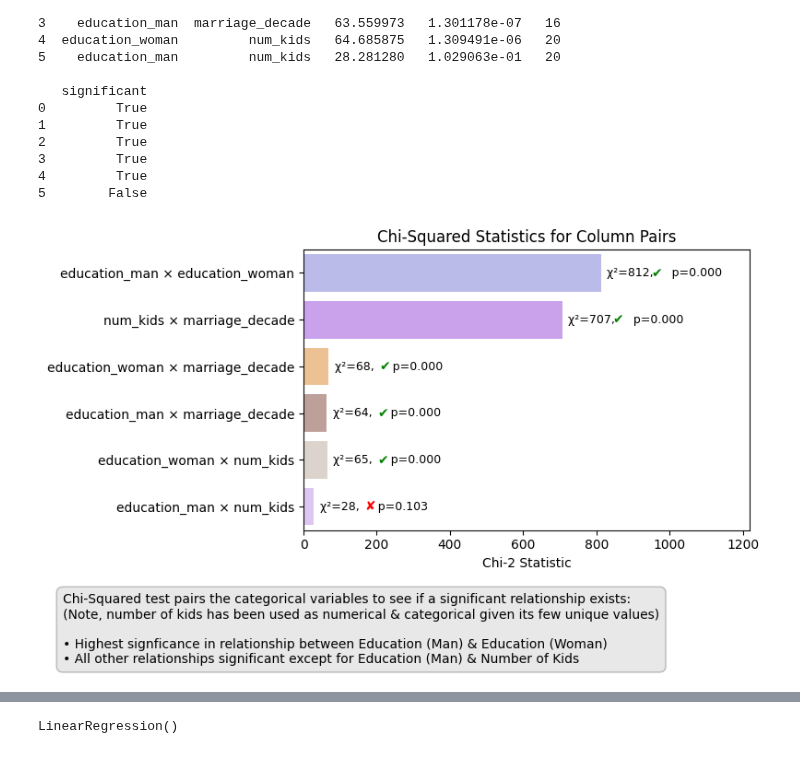
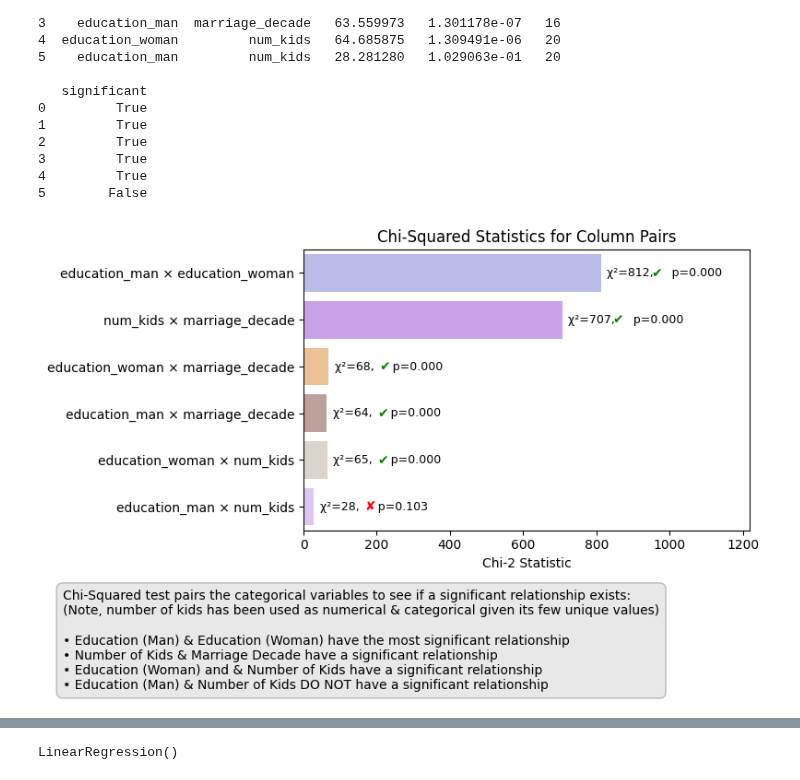
Before and after one commit to lindsayalexandra14/ds_portfolio, a Jupyter notebook: 1_projects/data_visualization/python_eda/divorce/divorce_eda.ipynb, the cells around one changed output, grey strips where cells are left out. Cells and saved outputs as stored; diff of their text form; code cells hidden in the pictures.

```diff
--- a/1_projects/data_visualization/python_eda/divorce/divorce_eda.ipynb
+++ b/1_projects/data_visualization/python_eda/divorce/divorce_eda.ipynb
@@ -104,0 +119,11 @@ memory usage: 172.7+ KB
+# %%
+education_definitions = {
+    "Professional": "higher education (college+)",
+    "Preparatory": "pre-university schooling (prep school, pre-university diploma)",
+    "Secondary": "high school",
+    "Primary": "elementary school",
+    "Other": "education not covered by the above"
+}
+
+for i in education_definitions:
+  print(i, ":", education_definitions[i])
@@ -784,37 +815,39 @@ for i, row in chi_squared_df.iterrows():
         i,
         sig_symbol,
         va='center',
         ha='left',
         fontsize=10,
         color=sig_color,
         fontweight='bold'
     )
     ax.set_xlim(0, chi_squared_df['chi2_stat'].max() * 1.5)
 
 # Caption
 plt.figtext(
-    0.04, -0.21,
+    0.04, -0.28,
     "Chi-Squared test pairs the categorical variables to see if a significant relationship exists:\n"
     "(Note, number of kids has been used as numerical & categorical given its few unique values)\n"
     "\n"
-    "• Highest signficance in relationship between Education (Man) & Education (Woman)\n"
-    "• All other relationships significant except for Education (Man) & Number of Kids",
+    "• Education (Man) & Education (Woman) have the most significant relationship\n"
+    "• Number of Kids & Marriage Decade have a significant relationship\n"
+    "• Education (Woman) and & Number of Kids have a significant relationship\n"
+    "• Education (Man) & Number of Kids DO NOT have a significant relationship",
     fontsize=10,
     color='black',
     wrap=True,
     horizontalalignment='left',
     bbox=dict(facecolor='lightgray', alpha=0.5, edgecolor='gray', boxstyle='round,pad=0.5')
 )
 
 # Labels and layout
 plt.title('Chi-Squared Statistics for Column Pairs')
 plt.xlabel('Chi-2 Statistic')
 plt.ylabel('')
 plt.tight_layout()
 plt.legend().remove()
 plt.show()
 # %% [output]
-[figure, old version]
+[figure, new version]
 # %% [markdown]
 ![Alt text](https://github.com/lindsayalexandra14/ds_portfolio/raw/main/2_images/templates/notebook/headers/beige/Linear%20Regression.png)
 # %%
```
Also changed, not shown: parts of 10 cells of this notebook.
